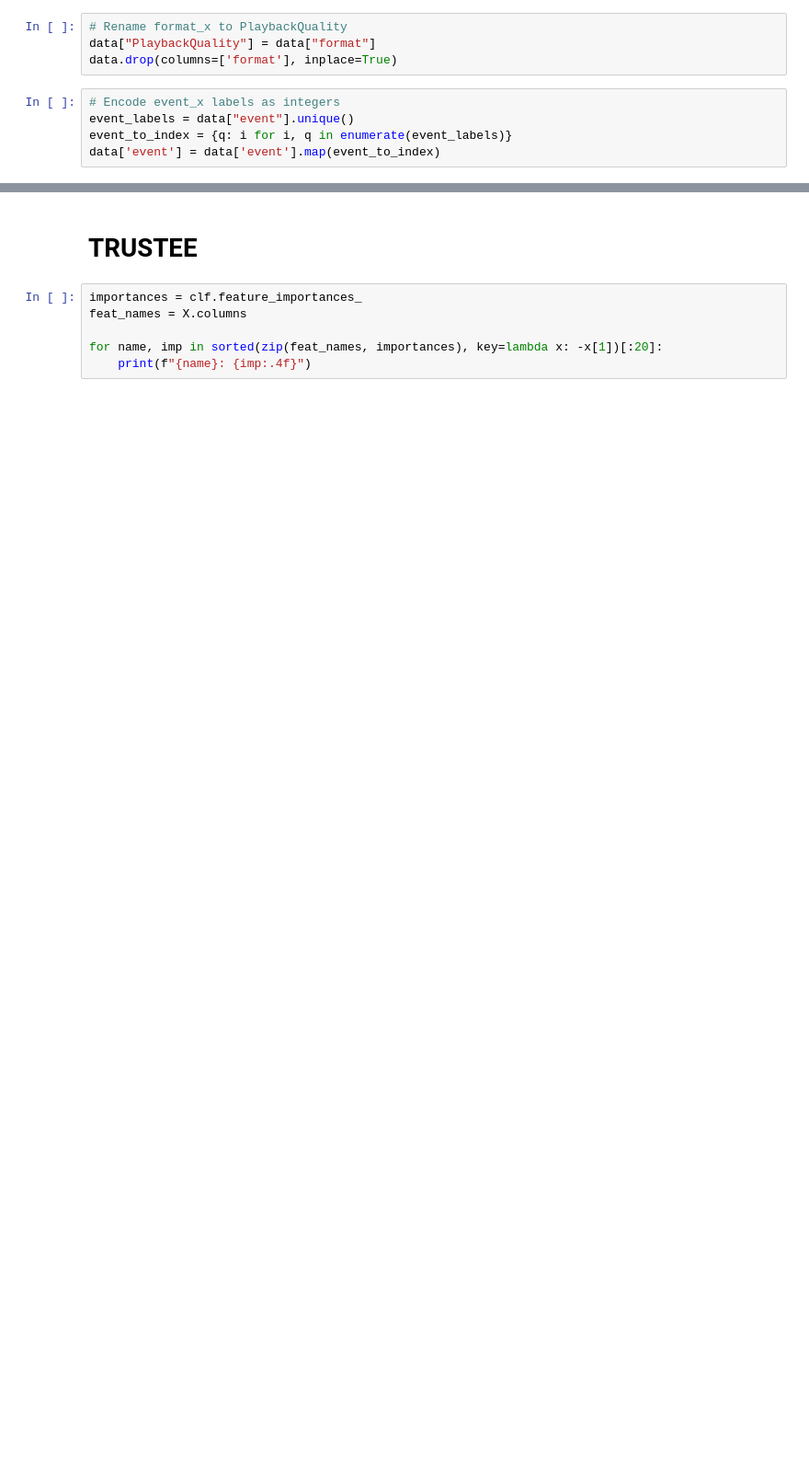
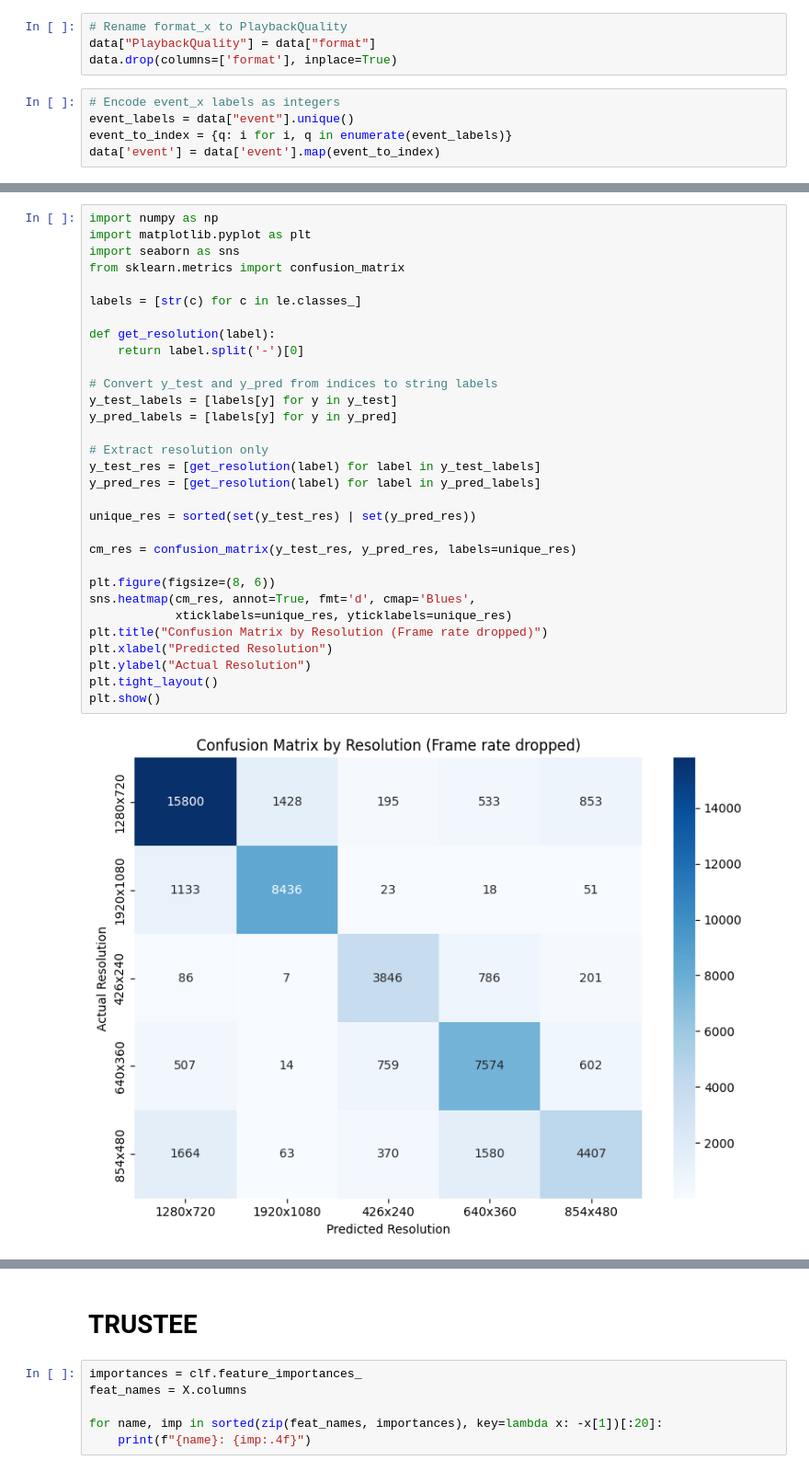
Before and after one commit to huangderful/293N-YT-ABR-Prediction, a Jupyter notebook: COMPLETE_PIPELINE.ipynb, the cells around one changed output, grey strips where cells are left out. Shown at 92% size. Drawn from its saved outputs; the diff is of its cells as text; blank space fills up the shorter version.

```diff
--- a/COMPLETE_PIPELINE.ipynb
+++ b/COMPLETE_PIPELINE.ipynb
@@ -159,0 +184,33 @@ weighted avg       0.89      0.90      0.89     27100
+# %%
+import numpy as np
+import matplotlib.pyplot as plt
+import seaborn as sns
+from sklearn.metrics import confusion_matrix
+
+labels = [str(c) for c in le.classes_]
+
+def get_resolution(label):
+    return label.split('-')[0]
+
+# Convert y_test and y_pred from indices to string labels
+y_test_labels = [labels[y] for y in y_test]
+y_pred_labels = [labels[y] for y in y_pred]
+
+# Extract resolution only
+y_test_res = [get_resolution(label) for label in y_test_labels]
+y_pred_res = [get_resolution(label) for label in y_pred_labels]
+
+unique_res = sorted(set(y_test_res) | set(y_pred_res))
+
+cm_res = confusion_matrix(y_test_res, y_pred_res, labels=unique_res)
+
+plt.figure(figsize=(8, 6))
+sns.heatmap(cm_res, annot=True, fmt='d', cmap='Blues',
+            xticklabels=unique_res, yticklabels=unique_res)
+plt.title("Confusion Matrix by Resolution (Frame rate dropped)")
+plt.xlabel("Predicted Resolution")
+plt.ylabel("Actual Resolution")
+plt.tight_layout()
+plt.show()
+# %% [output]
+[figure, added]
```
Also changed, not shown: parts of 14 cells of this notebook, 4 other files.
